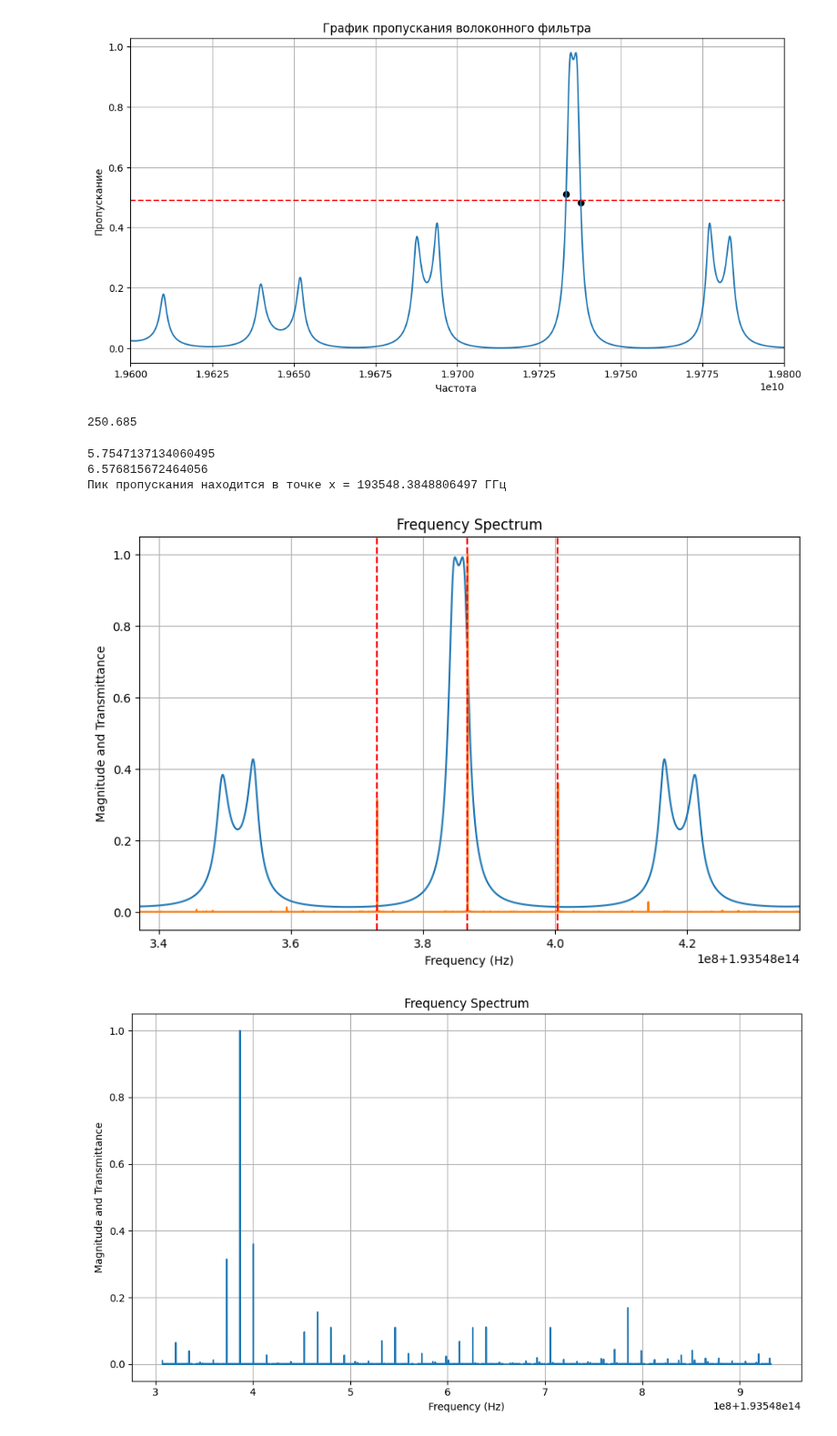
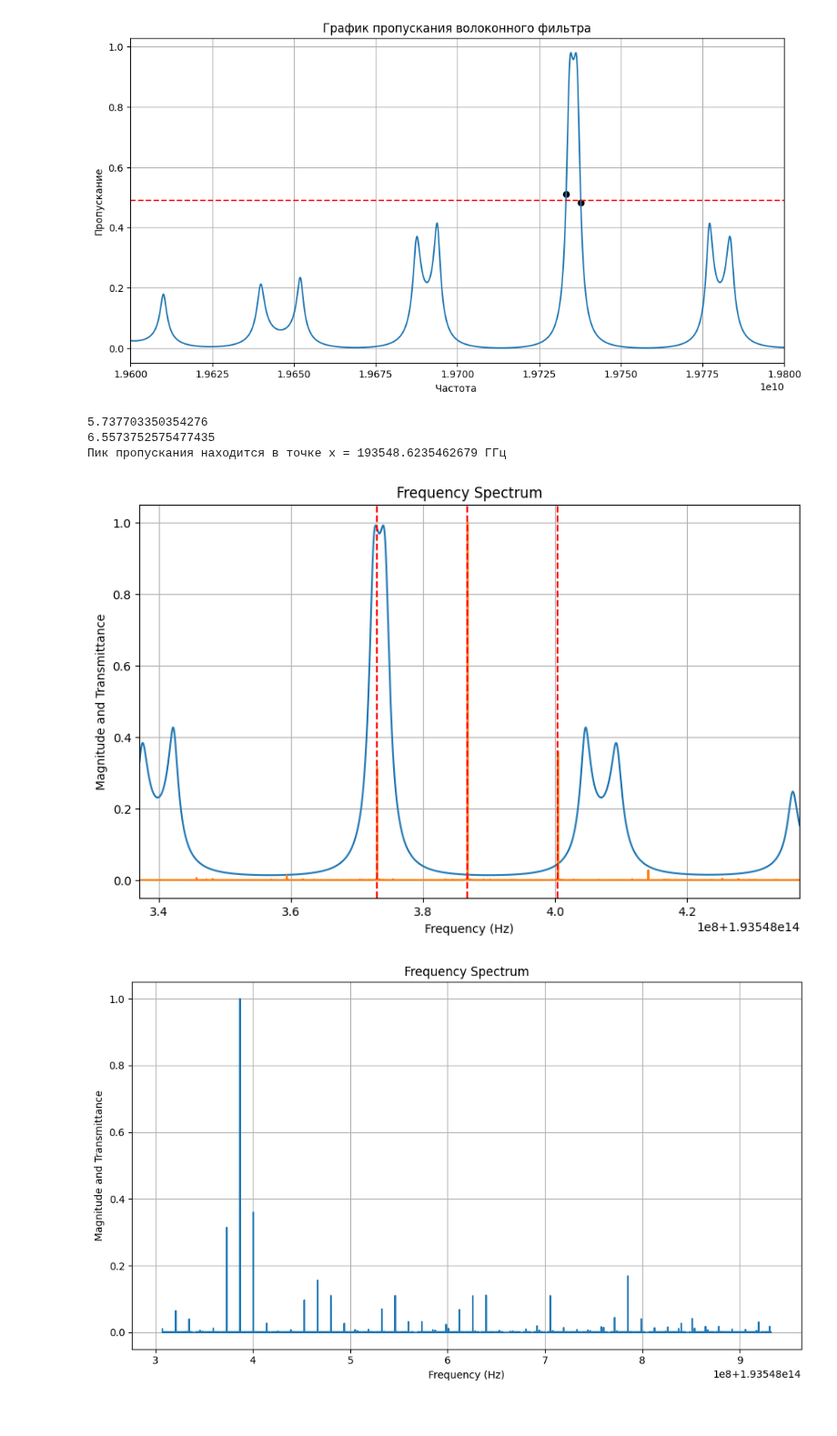
Before and after one commit to Orange-spearow/Finally_praktika, a Jupyter notebook: Подбор волоконных фильтров 3.ipynb, the cells around one changed output. Shown at 91% size. Drawn from its saved outputs; the diff is of its cells as text; code cells hidden in the pictures.

```diff
--- a/Подбор волоконных фильтров 3.ipynb
+++ b/Подбор волоконных фильтров 3.ipynb
@@ -137,13 +137,11 @@ def a(FSR):
     max_x_value = freq[max_peak_index]
     return max_x_value
 def b(freq):
-    FSR = 251e6
+    FSR = 249.893e6
     while abs((a(FSR)  - (c/h - 14e6))) > 1e6:
         FSR-=0.001e6
     return FSR
 print(b(freq)/1e6)
-# %% [output]
-250.685
 # %%
 import numpy as np
 from scipy.interpolate import interp1d
@@ -214,7 +212,7 @@ freq = freq - 80e6 + c/h
 #249.944
 #5.7547137134060495
 #6.576815672464056
-FSR = 249.944e6
+FSR = 250.685e6
 c = 3e8
 n = 1.46
 l = 7 * c / (n  * FSR)
@@ -266,35 +264,35 @@ max_x_value = freq[max_peak_index]
 print(f'Пик пропускания находится в точке x = {max_x_value/1e9} ГГц')
 #print(max_x_value - (c/h + 2.0e6))
 
 plt.figure(figsize = (10,6))
 plt.plot(freq, T_values)
 plt.xlim(c/h - 50e6 , c/h + 50e6)
 plt.plot(freq, np.abs(fft_signal_norm))
 plt.axvline(x = c/h -0.35e6 , color = 'red', linestyle = '--')
 #plt.axvline(x = max_x_value  , color = 'red')
 plt.axvline(x = c/h + 13.38e6, color = 'red', linestyle = '--')
 plt.axvline(x = c/h - 14e6, color = 'red', linestyle = '--')
 #plt.xticks(np.arange(min(freq) , max(freq), 50e7))
 plt.xlabel('Frequency (Hz)')
 plt.ylabel('Magnitude and Transmittance')
 plt.title('Frequency Spectrum')
 plt.grid()
 #plt.tight_layout()
 
 plt.figure(figsize = (10,6))
 plt.plot(freq, np.abs(fft_signal_norm))
 #plt.scatter( [c[0] for c in max_peaks],[c[1] for c in max_peaks], color='k')  # точки пересечения
 #plt.xlim(40e6, 120e6)  # отображение только положительных частот
 plt.xlabel('Frequency (Hz)')
 plt.ylabel('Magnitude and Transmittance')
 plt.title('Frequency Spectrum')
 plt.grid(True)
 
 plt.tight_layout()
 plt.show()
 # %% [output]
-5.7547137134060495
-6.576815672464056
-Пик пропускания находится в точке x = 193548.3848806497 ГГц
+5.737703350354276
+6.5573752575477435
+Пик пропускания находится в точке x = 193548.6235462679 ГГц
-[figure, old version]
+[figure, new version]
 [figure]
```
